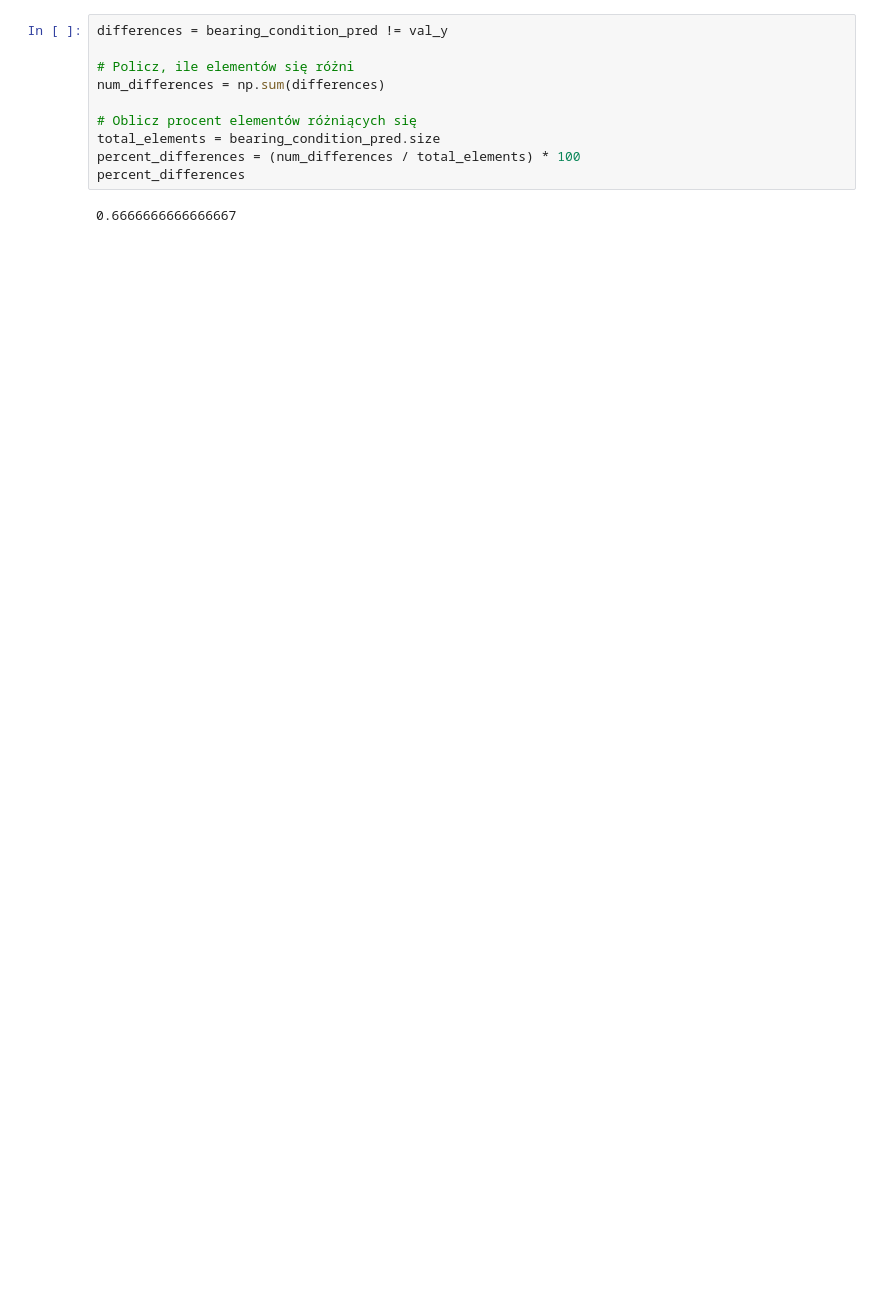
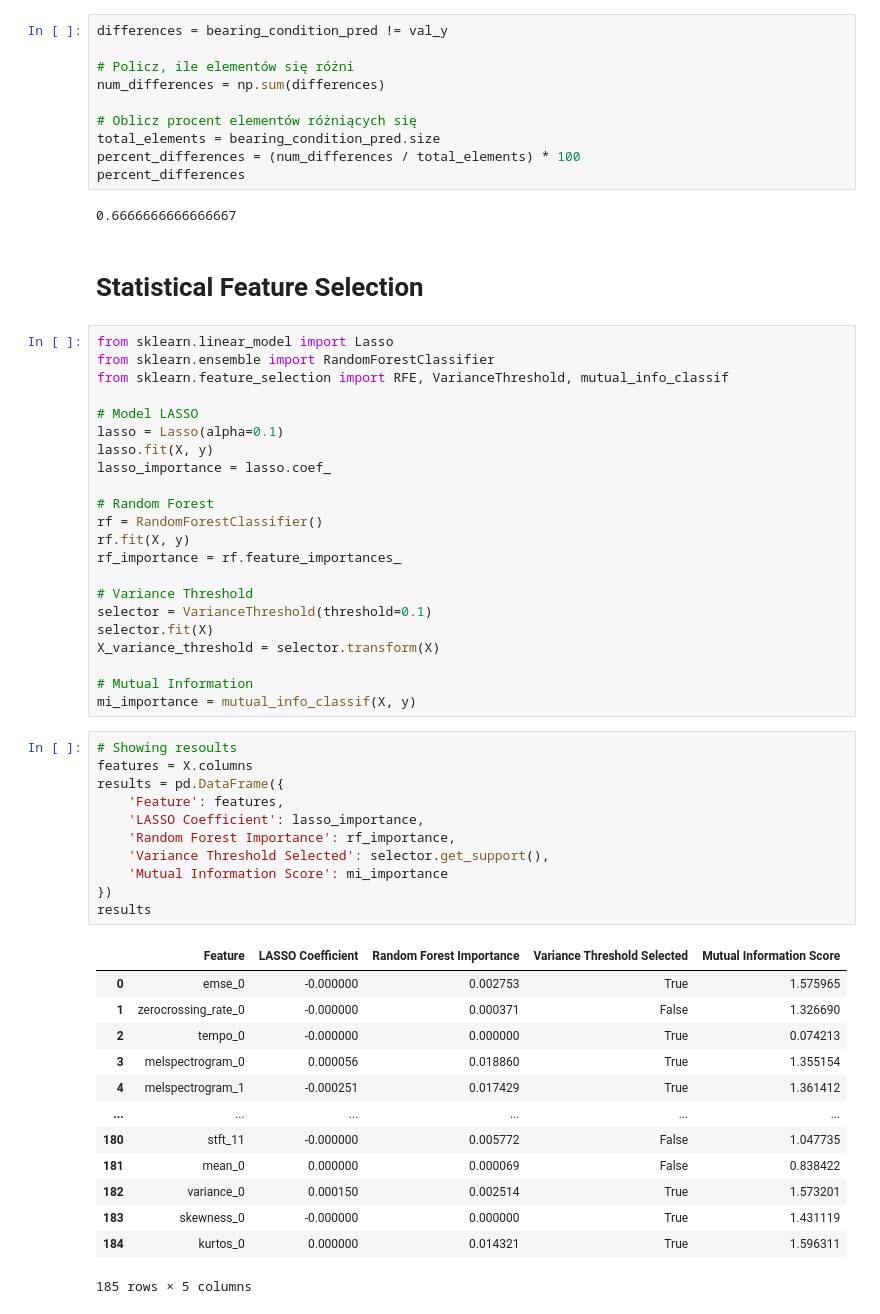
Before and after one commit to Mikaelow/Praca-inzynierska, a Jupyter notebook: lozyska.ipynb, the cells around one changed output. Saved outputs shown, nothing was run; the diff lists cells and outputs as text; blank space fills up the shorter version.

```diff
--- a/lozyska.ipynb
+++ b/lozyska.ipynb
@@ -314,3 +314,52 @@ percent_differences = (num_differences / total_elements) * 100
 percent_differences
 # %% [output]
 0.6666666666666667
+# %% [markdown]
+# Statistical Feature Selection
+# %%
+from sklearn.linear_model import Lasso
+from sklearn.ensemble import RandomForestClassifier
+from sklearn.feature_selection import RFE, VarianceThreshold, mutual_info_classif
+
+# Model LASSO
+lasso = Lasso(alpha=0.1)
+lasso.fit(X, y)
+lasso_importance = lasso.coef_
+
+# Random Forest
+rf = RandomForestClassifier()
+rf.fit(X, y)
+rf_importance = rf.feature_importances_
+
+# Variance Threshold
+selector = VarianceThreshold(threshold=0.1)
+selector.fit(X)
+X_variance_threshold = selector.transform(X)
+
+# Mutual Information
+mi_importance = mutual_info_classif(X, y)
+# %%
+# Showing resoults
+features = X.columns
+results = pd.DataFrame({
+    'Feature': features,
+    'LASSO Coefficient': lasso_importance,
+    'Random Forest Importance': rf_importance,
+    'Variance Threshold Selected': selector.get_support(),
+    'Mutual Information Score': mi_importance
+})
+results
+# %% [output]
+|  | Feature | LASSO Coefficient | Random Forest Importance | Variance Threshold Selected | Mutual Information Score |
+| 0 | emse_0 | -0.000000 | 0.002753 | True | 1.575965 |
+| 1 | zerocrossing_rate_0 | -0.000000 | 0.000371 | False | 1.326690 |
+| 2 | tempo_0 | -0.000000 | 0.000000 | True | 0.074213 |
+| 3 | melspectrogram_0 | 0.000056 | 0.018860 | True | 1.355154 |
+| 4 | melspectrogram_1 | -0.000251 | 0.017429 | True | 1.361412 |
+| ... | ... | ... | ... | ... | ... |
+| 180 | stft_11 | -0.000000 | 0.005772 | False | 1.047735 |
+| 181 | mean_0 | 0.000000 | 0.000069 | False | 0.838422 |
+| 182 | variance_0 | 0.000150 | 0.002514 | True | 1.573201 |
+| 183 | skewness_0 | -0.000000 | 0.000000 | True | 1.431119 |
+| 184 | kurtos_0 | 0.000000 | 0.014321 | True | 1.596311 |
+185 rows × 5 columns
```
Also changed, not shown: parts of 4 cells of this notebook.
